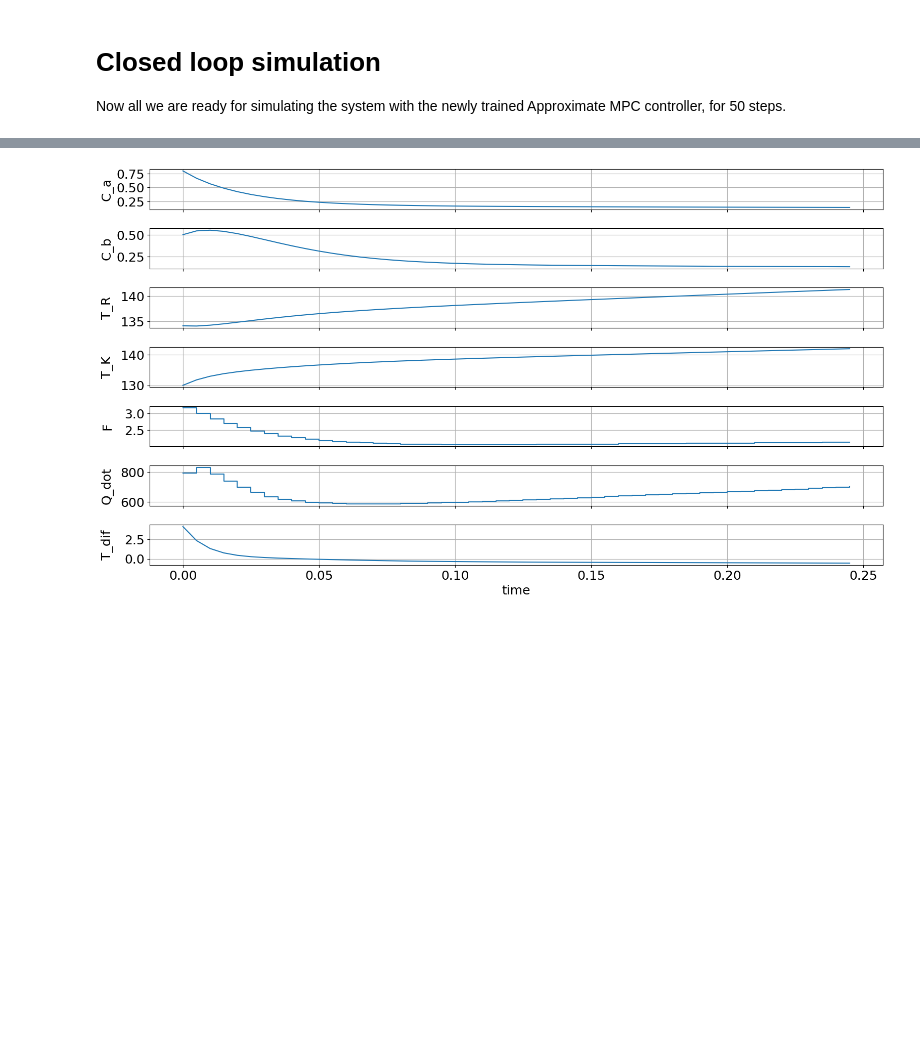
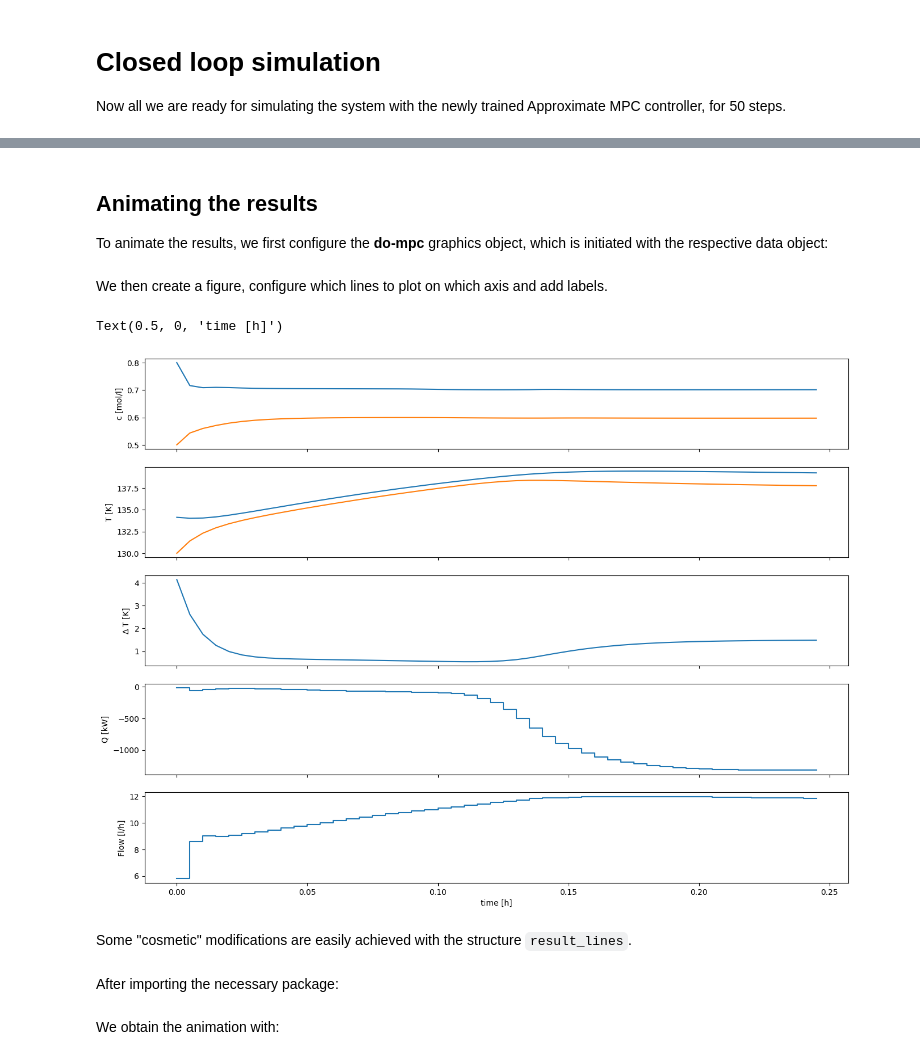
Before and after one commit to do-mpc/do-mpc, a Jupyter notebook: documentation/source/example_gallery/appc_cstr_example.ipynb, the cells around one changed output, grey strips where cells are left out. Drawn from its saved outputs; the diff is of its cells as text; code cells hidden in the pictures; blank space fills up the shorter version.

```diff
--- a/documentation/source/example_gallery/appc_cstr_example.ipynb
+++ b/documentation/source/example_gallery/appc_cstr_example.ipynb
@@ -362,11 +358,31 @@ Now we plot the results obtained in the closed loop simulation.
-# %%
-from matplotlib import rcParams
-rcParams['axes.grid'] = True
-rcParams['font.size'] = 18
-# %%
-fig, ax, graphics = do_mpc.graphics.default_plot(simulator.data, figsize=(16,9))
-graphics.plot_results()
-graphics.reset_axes()
-plt.show()
-# %% [output]
-[figure, removed]
+# %% [markdown]
+## Animating the results
+
+To animate the results, we first configure the **do-mpc** graphics object, which is initiated with the respective data object:
+# %%
+sim_graphics = do_mpc.graphics.Graphics(simulator.data)
+# %% [markdown]
+We then create a figure, configure which lines to plot on which axis and add labels.
+# %%
+import matplotlib.pyplot as plt
+
+fig, ax = plt.subplots(5, sharex=True, figsize=(16,12))
+# Configure plot:
+sim_graphics.add_line(var_type='_x', var_name='C_a', axis=ax[0])
+sim_graphics.add_line(var_type='_x', var_name='C_b', axis=ax[0])
+sim_graphics.add_line(var_type='_x', var_name='T_R', axis=ax[1])
+sim_graphics.add_line(var_type='_x', var_name='T_K', axis=ax[1])
+sim_graphics.add_line(var_type='_aux', var_name='T_dif', axis=ax[2])
+sim_graphics.add_line(var_type='_u', var_name='Q_dot', axis=ax[3])
+sim_graphics.add_line(var_type='_u', var_name='F', axis=ax[4])
+ax[0].set_ylabel('c [mol/l]')
+ax[1].set_ylabel('T [K]')
+ax[2].set_ylabel('$\Delta$ T [K]')
+ax[3].set_ylabel('Q [kW]')
+ax[4].set_ylabel('Flow [l/h]')
+ax[4].set_xlabel('time [h]')
+# %% [output]
+Text(0.5, 0, 'time [h]')
+[figure, added]
+# %% [markdown]
+Some "cosmetic" modifications are easily achieved with the structure ``result_lines``.
@@ -372,0 +397,2 @@ plt.show()
+# %% [markdown]
+After importing the necessary package:
@@ -372,0 +401,2 @@ plt.show()
+# %% [markdown]
+We obtain the animation with:
```
Also changed, not shown: parts of 9 cells of this notebook, 6 other files.
